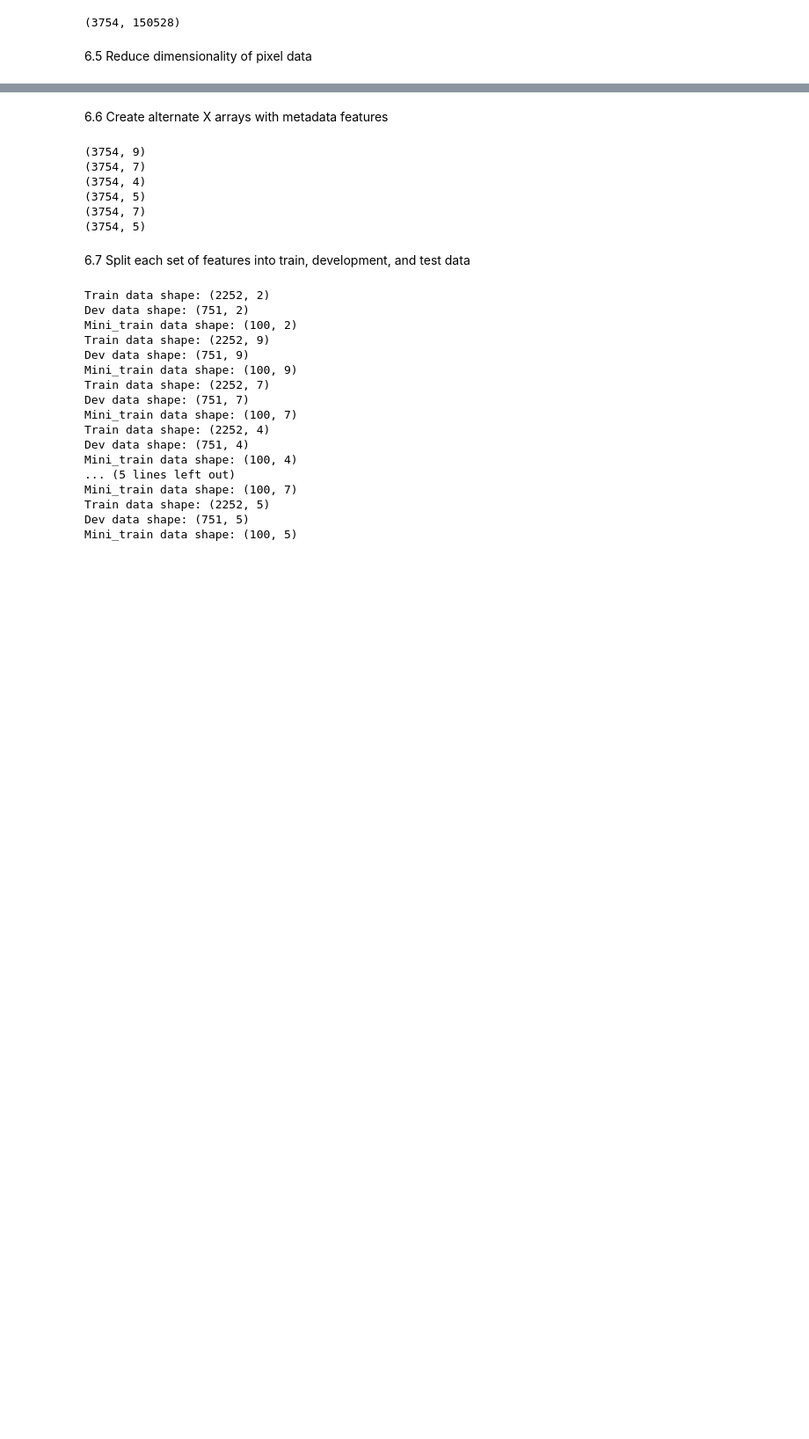
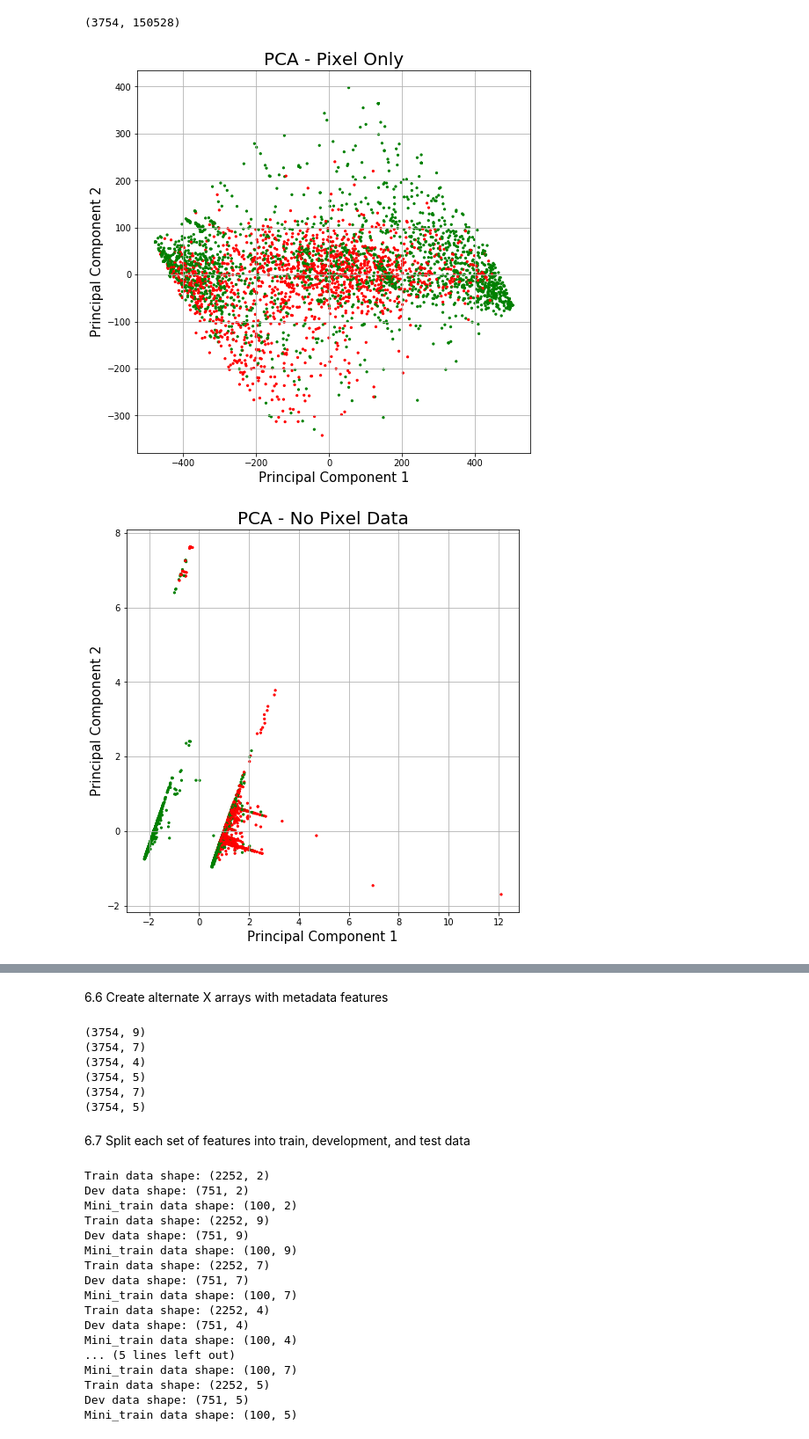
Before and after one commit to lauraherman22/w207_final_project, a Jupyter notebook: Logo_NoLogo_Final_Project.ipynb, the cells around one changed output, grey strips where cells are left out. Shown at 88% size. Drawn from its saved outputs; the diff is of its cells as text; code cells hidden in the pictures; blank space fills up the shorter version.

Commit message:
PCA visualizations

```diff
--- a/Logo_NoLogo_Final_Project.ipynb
+++ b/Logo_NoLogo_Final_Project.ipynb
@@ -31,8 +33,10 @@ os.chdir('C:/Users/user/Documents/Berkeley_MIDS/W207_Machine_Learning/w207_final
 # %%
 def reduce(X, n):
     '''PCA dimensionality reduction for X array and n principal components'''
+    ss = StandardScaler()
+    XS = ss.fit_transform(X)
     pca = PCA(n_components = n)
-    X_reduced = pca.fit_transform(X)
+    X_reduced = pca.fit_transform(XS)
     return X_reduced
 # %%
 def data_split(X, y, test_p, mini_s):
@@ -71,6 +75,18 @@ def LR_accuracy_c(train_X, train_Y, dev_X, dev_Y):
     C = log_reg(train_X, train_Y, dev_X, dev_Y)[1][accuracy_index[0]]
 
     return accuracy[0], C
+# %%
+def PCA_visualization(pca_vals, title, colors):
+    x = [item[0] for item in pca_vals]
+    y = [item[1] for item in pca_vals]
+
+    fig = plt.figure(figsize = (8,8))
+    ax = fig.add_subplot(1,1,1)
+    ax.set_xlabel('Principal Component 1', fontsize = 15)
+    ax.set_ylabel('Principal Component 2', fontsize = 15)
+    ax.set_title(title, fontsize = 20)
+    ax.scatter(x, y, c=colors, s = 5)
+    ax.grid()
 # %% [markdown]
 **Step 5: Read data**
 # %% [markdown]
@@ -297,5 +314,3 @@ X = np.array(combined_df['pixel_array'].tolist())
 print(X.shape)
 # %% [output]
 (3754, 150528)
-# %% [markdown]
-6.5 Reduce dimensionality of pixel data
@@ -306,0 +317,18 @@ X_reduced = reduce(X,2)
+# %%
+# Reduce dimensionality of pixel array
+pixel_reduced = reduce(X,2)
+
+nopixel_X = np.array(combined_df.iloc[:, 2:7].values)
+nopixel_reduced = reduce(nopixel_X,2)
+
+combined_x = np.concatenate((nopixel_X, X), axis = 1)
+combined_reduced = reduce(combined_x,2)
+
+colors = ['r' if label == 0 else 'g' for label in y]
+# %%
+PCA_visualization(pixel_reduced,'PCA - Pixel Only')
+PCA_visualization(nopixel_reduced,'PCA - No Pixel Data')
+PCA_visualization(combined_reduced,'PCA - Pixel and Other Data')
+# %% [output]
+[figure, added]
+[figure, added]
```
Also changed, not shown: parts of 9 cells of this notebook.
